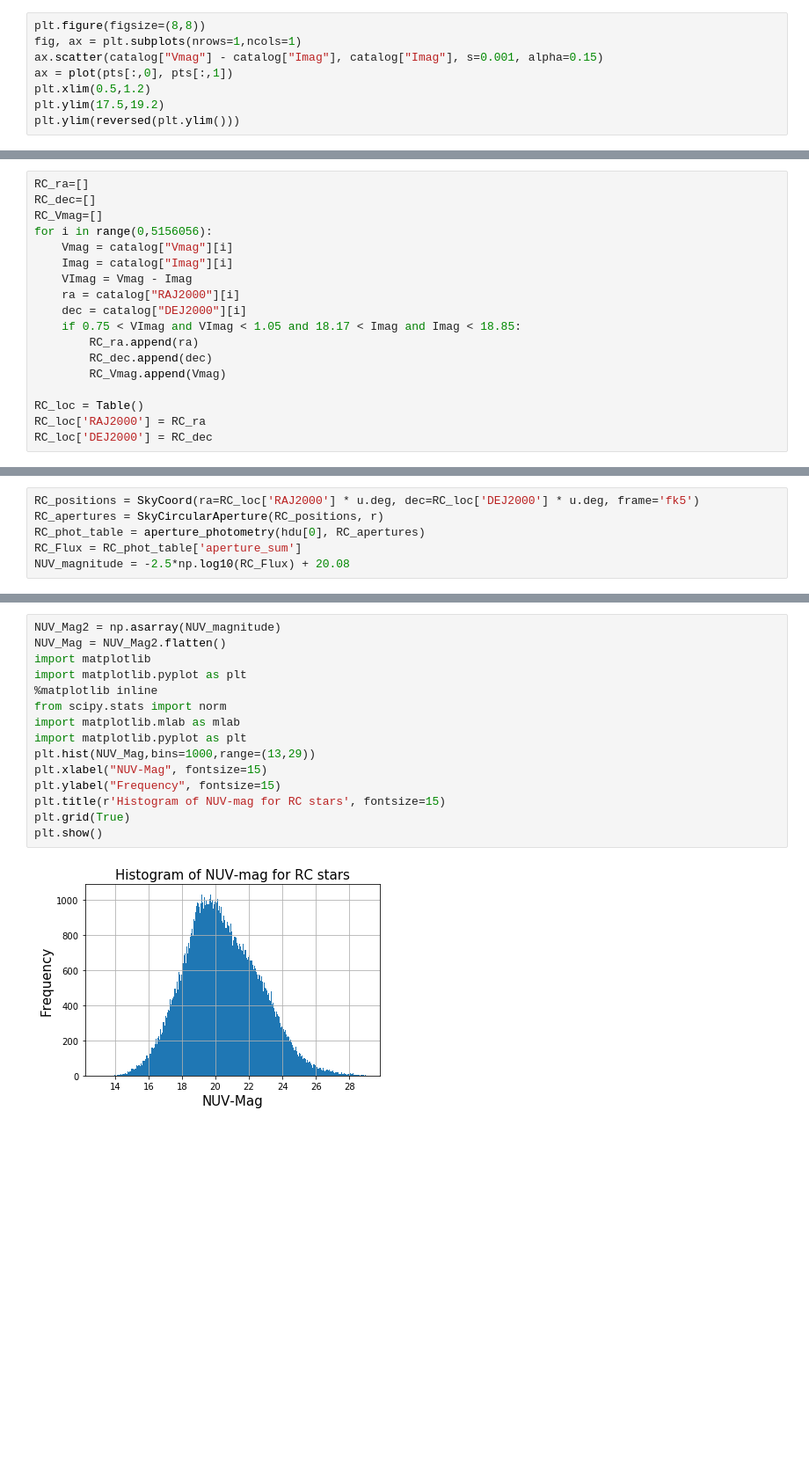
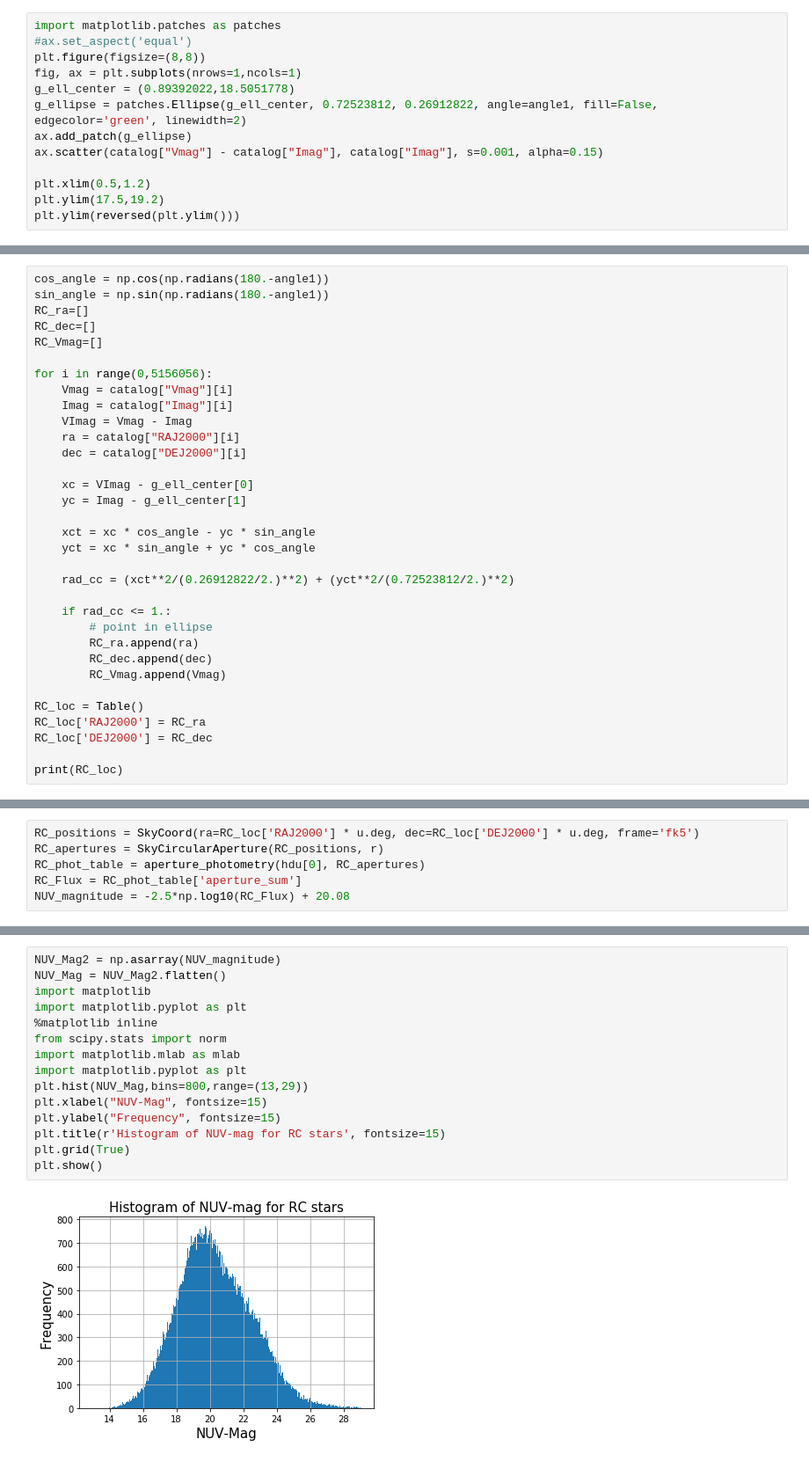
Before and after one commit to DouglasGrion/Red-Clump-Locations, a Jupyter notebook: Red-Clump-Location.ipynb, the cells around one changed output, grey strips where cells are left out. Shown at 88% size. Drawn from its saved outputs; the diff is of its cells as text; blank space fills up the shorter version.

Commit message:
Got the points inside the ellipse! Also updated the rest of the magnitudes and the histogram

```diff
--- a/Red-Clump-Location.ipynb
+++ b/Red-Clump-Location.ipynb
@@ -434,8 +418,13 @@ show()
 # %%
+import matplotlib.patches as patches
+#ax.set_aspect('equal')
 plt.figure(figsize=(8,8))
 fig, ax = plt.subplots(nrows=1,ncols=1)
+g_ell_center = (0.89392022,18.5051778)
+g_ellipse = patches.Ellipse(g_ell_center, 0.72523812, 0.26912822, angle=angle1, fill=False, edgecolor='green', linewidth=2)
+ax.add_patch(g_ellipse)
 ax.scatter(catalog["Vmag"] - catalog["Imag"], catalog["Imag"], s=0.001, alpha=0.15)
-ax = plot(pts[:,0], pts[:,1])
+
 plt.xlim(0.5,1.2)
 plt.ylim(17.5,19.2)
 plt.ylim(reversed(plt.ylim()))
@@ -446,14 +435,27 @@ plt.ylim(reversed(plt.ylim()))
 # %%
+cos_angle = np.cos(np.radians(180.-angle1))
+sin_angle = np.sin(np.radians(180.-angle1))
 RC_ra=[]
 RC_dec=[]
 RC_Vmag=[]
+
 for i in range(0,5156056):
     Vmag = catalog["Vmag"][i]
     Imag = catalog["Imag"][i]
     VImag = Vmag - Imag
     ra = catalog["RAJ2000"][i]
     dec = catalog["DEJ2000"][i]
-    if 0.75 < VImag and VImag < 1.05 and 18.17 < Imag and Imag < 18.85:
+
+    xc = VImag - g_ell_center[0]
+    yc = Imag - g_ell_center[1]
+
+    xct = xc * cos_angle - yc * sin_angle
+    yct = xc * sin_angle + yc * cos_angle
+
+    rad_cc = (xct**2/(0.26912822/2.)**2) + (yct**2/(0.72523812/2.)**2)
+
+    if rad_cc <= 1.:
+        # point in ellipse
         RC_ra.append(ra)
         RC_dec.append(dec)
         RC_Vmag.append(Vmag)
@@ -461,3 +463,5 @@ for i in range(0,5156056):
 RC_loc = Table()
 RC_loc['RAJ2000'] = RC_ra
 RC_loc['DEJ2000'] = RC_dec
+
+print(RC_loc)
@@ -480,17 +502,17 @@ plt.title("RC NUV-V diagram", fontsize=20)
 # %%
 NUV_Mag2 = np.asarray(NUV_magnitude)
 NUV_Mag = NUV_Mag2.flatten()
 import matplotlib
 import matplotlib.pyplot as plt
 %matplotlib inline
 from scipy.stats import norm
 import matplotlib.mlab as mlab
 import matplotlib.pyplot as plt
-plt.hist(NUV_Mag,bins=1000,range=(13,29))
+plt.hist(NUV_Mag,bins=800,range=(13,29))
 plt.xlabel("NUV-Mag", fontsize=15)
 plt.ylabel("Frequency", fontsize=15)
 plt.title(r'Histogram of NUV-mag for RC stars', fontsize=15)
 plt.grid(True)
 plt.show()
 # %% [output]
-[figure, old version]
+[figure, new version]
```
Also changed, not shown: parts of 4 cells of this notebook.
